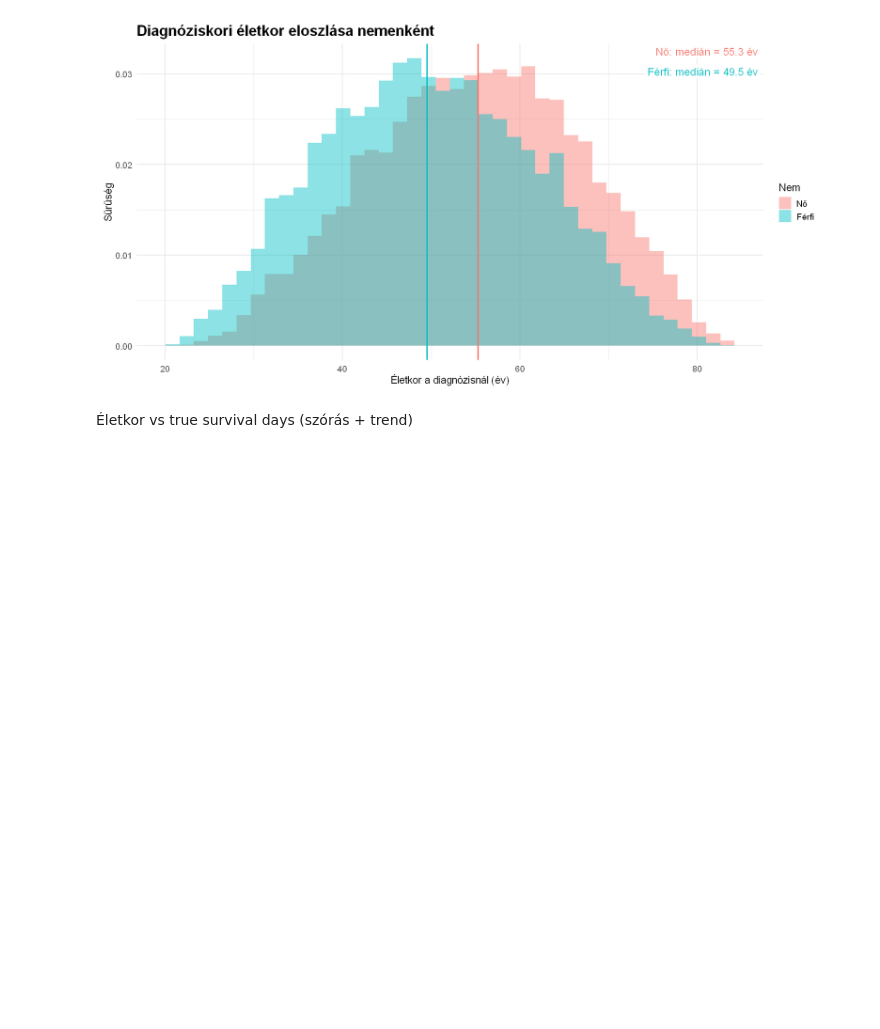
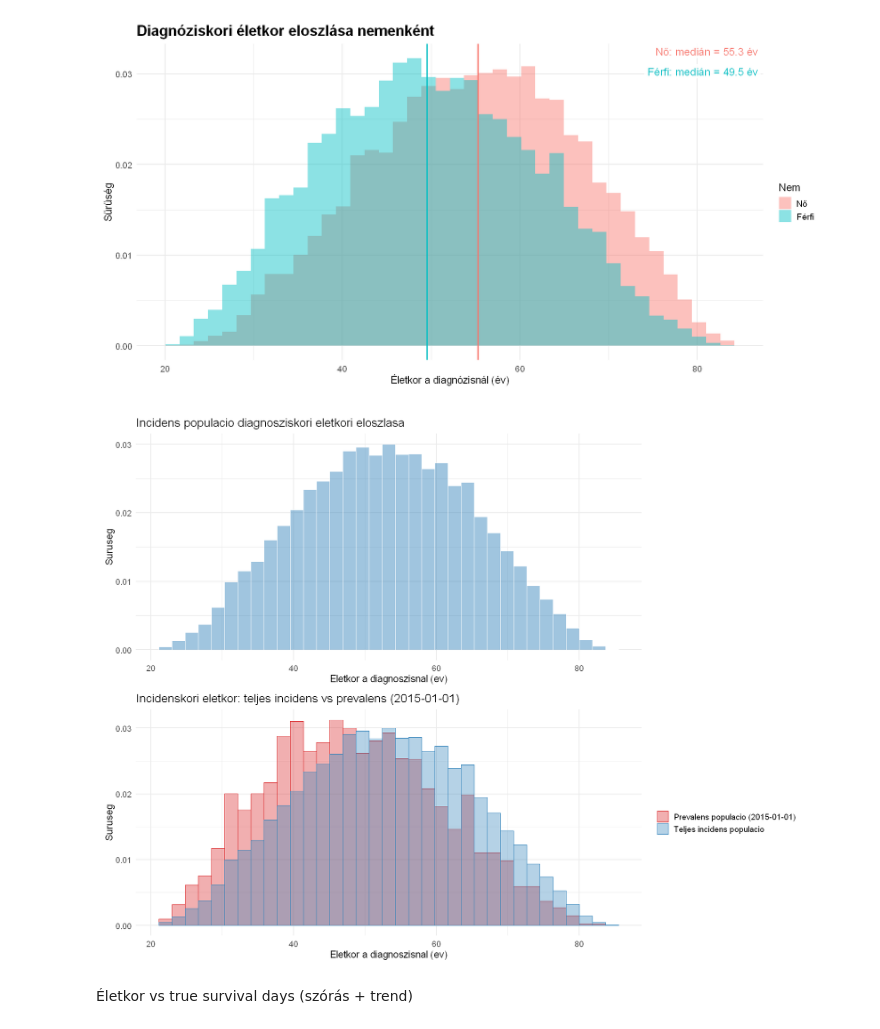
Before and after one commit to lrado1/rprev-ext, a Jupyter notebook: notebooks/synthetic_registry_yearly.ipynb, the cells around one changed output. Saved outputs shown, nothing was run; the diff lists cells and outputs as text; code cells hidden in the pictures; blank space fills up the shorter version.

```diff
--- a/notebooks/synthetic_registry_yearly.ipynb
+++ b/notebooks/synthetic_registry_yearly.ipynb
@@ -428,6 +428,74 @@ ggplot(df_plot, aes(x = age_at_dx, fill = sex)) +
   )
 # %% [output]
 [figure]
+# %%
+library(dplyr)
+library(ggplot2)
+library(patchwork)
+
+age_col <- if ("age_at_dx" %in% names(df_eda)) {
+  "age_at_dx"
+} else if ("x2" %in% names(df_eda)) {
+  "x2"
+} else {
+  "covariate_scaled_x2"
+}
+
+df_incident <- df_eda %>%
+  dplyr::transmute(age_at_dx = as.numeric(.data[[age_col]])) %>%
+  dplyr::filter(is.finite(age_at_dx))
+
+index_date <- as.Date("2015-01-01")
+if (!all(c("diagnosis_date_D", "true_event_date_F_true") %in% names(df_eda))) {
+  stop("Need diagnosis_date_D and true_event_date_F_true columns in df_eda for prevalence subset.")
+}
+
+df_prevalent_2015 <- df_eda %>%
+  dplyr::filter(
+    as.Date(diagnosis_date_D) <= index_date,
+    as.Date(true_event_date_F_true) > index_date
+  ) %>%
+  dplyr::transmute(age_at_dx = as.numeric(.data[[age_col]])) %>%
+  dplyr::filter(is.finite(age_at_dx))
+
+df_overlap <- dplyr::bind_rows(
+  dplyr::mutate(df_incident, group = "Teljes incidens populacio"),
+  dplyr::mutate(df_prevalent_2015, group = "Prevalens populacio (2015-01-01)")
+)
+
+options(repr.plot.width = 14, repr.plot.height = 11)
+
+p1 <- ggplot(df_incident, aes(x = age_at_dx)) +
+  geom_histogram(
+    aes(y = after_stat(density)),
+    bins = 35, fill = "#2c7fb8", alpha = 0.45, color = "white"
+  ) +
+  theme_minimal(base_size = 14) +
+  labs(
+    title = "Incidens populacio diagnosziskori eletkori eloszlasa",
+    x = "Eletkor a diagnoszisnal (ev)",
+    y = "Suruseg"
+  )
+
+p2 <- ggplot(df_overlap, aes(x = age_at_dx, fill = group, color = group)) +
+  geom_histogram(
+    aes(y = after_stat(density)),
+    bins = 35, position = "identity", alpha = 0.35
+  ) +
+  scale_fill_manual(values = c("Teljes incidens populacio" = "#2c7fb8", "Prevalens populacio (2015-01-01)" = "#d7191c")) +
+  scale_color_manual(values = c("Teljes incidens populacio" = "#2c7fb8", "Prevalens populacio (2015-01-01)" = "#d7191c")) +
+  theme_minimal(base_size = 14) +
+  labs(
+    title = "Incidenskori eletkor: teljes incidens vs prevalens (2015-01-01)",
+    x = "Eletkor a diagnoszisnal (ev)",
+    y = "Suruseg",
+    fill = NULL,
+    color = NULL
+  )
+
+p1 / p2
+# %% [output]
+[figure, added]
 # %% [markdown]
 Életkor vs true survival days (szórás + trend)
 # %%
```
Also changed, not shown: parts of 7 cells of this notebook.
